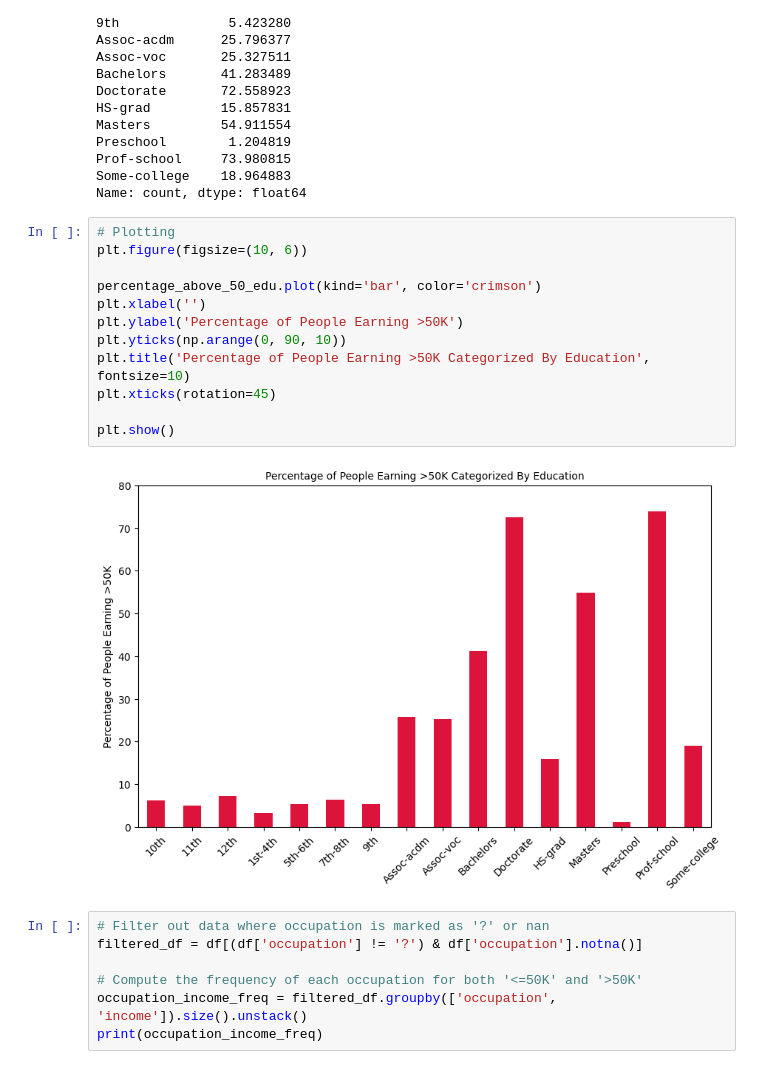
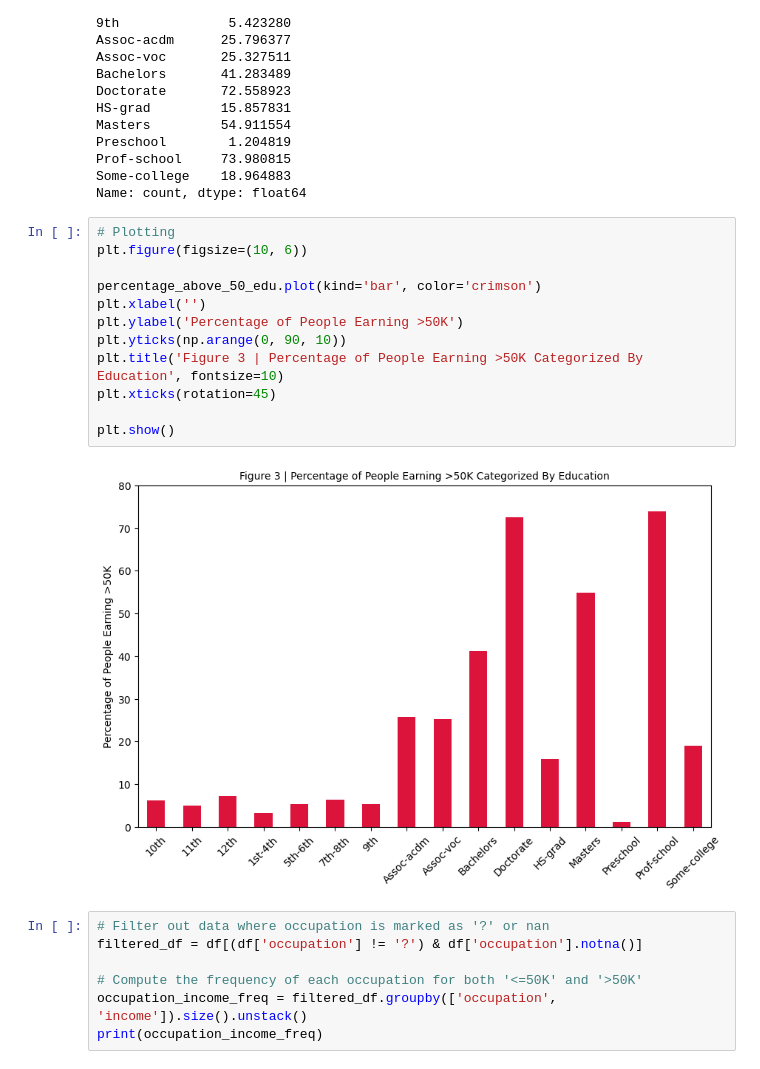
Before and after one commit to ashneetrathore/CensusIncomeML, a Jupyter notebook: project.ipynb, the cells around one changed output. Drawn from its saved outputs; the diff is of its cells as text.

```diff
--- a/project.ipynb
+++ b/project.ipynb
@@ -159,17 +159,17 @@ Name: count, dtype: float64
 # %%
 # Plotting
 plt.figure(figsize=(10, 6))
 
 percentage_above_50_edu.plot(kind='bar', color='crimson')
 plt.xlabel('')
 plt.ylabel('Percentage of People Earning >50K')
 plt.yticks(np.arange(0, 90, 10))
-plt.title('Percentage of People Earning >50K Categorized By Education', fontsize=10)
+plt.title('Figure 3 | Percentage of People Earning >50K Categorized By Education', fontsize=10)
 plt.xticks(rotation=45)
 
 plt.show()
 # %% [output]
-[figure, old version]
+[figure, new version]
 # %%
 # Filter out data where occupation is marked as '?' or nan
 filtered_df = df[(df['occupation'] != '?') & df['occupation'].notna()]
```
Also changed, not shown: parts of 5 cells of this notebook, 1 other file.
